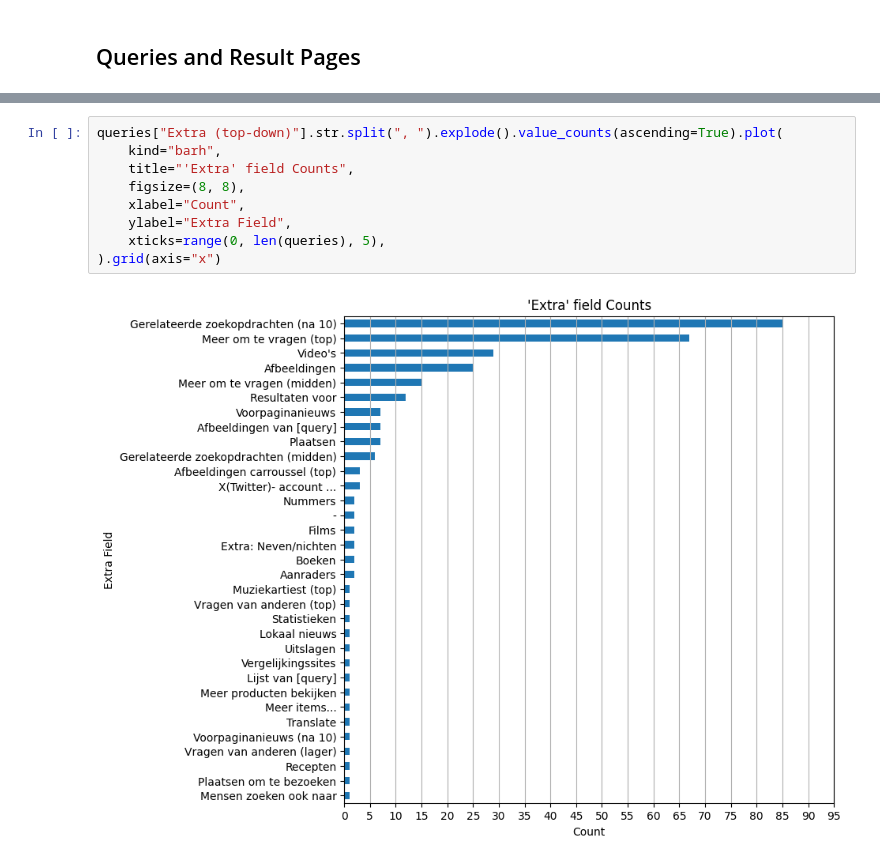
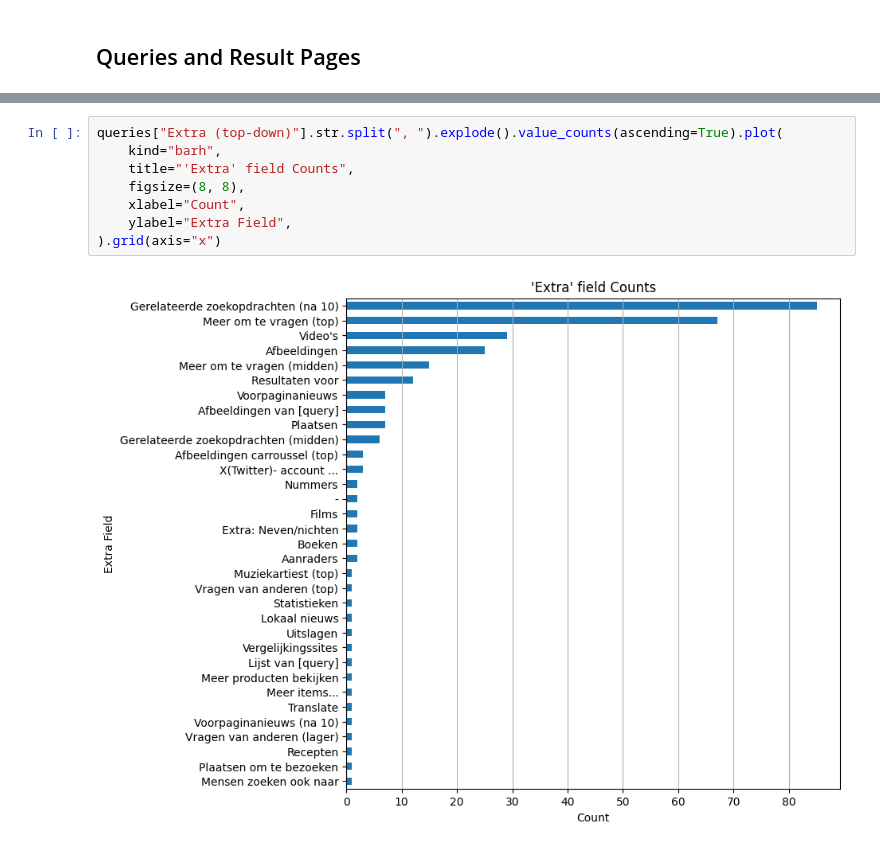
Before and after one commit to SlimZoeken/100queries, a Jupyter notebook: notebooks/analysis.ipynb, the cells around one changed output, grey strips where cells are left out. Drawn from its saved outputs; the diff is of its cells as text.

```diff
--- a/notebooks/analysis.ipynb
+++ b/notebooks/analysis.ipynb
@@ -270,11 +215,10 @@ queries["Query"].str.split(" ").str.len().value_counts().sort_index().plot(
 # %%
 queries["Extra (top-down)"].str.split(", ").explode().value_counts(ascending=True).plot(
     kind="barh",
     title="'Extra' field Counts",
     figsize=(8, 8),
     xlabel="Count",
     ylabel="Extra Field",
-    xticks=range(0, len(queries), 5),
 ).grid(axis="x")
 # %% [output]
-[figure, old version]
+[figure, new version]
```
Also changed, not shown: parts of 11 cells of this notebook.
